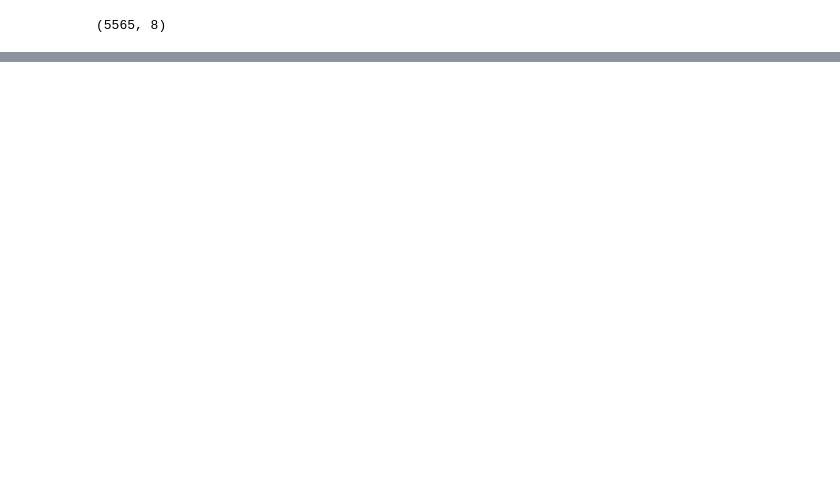
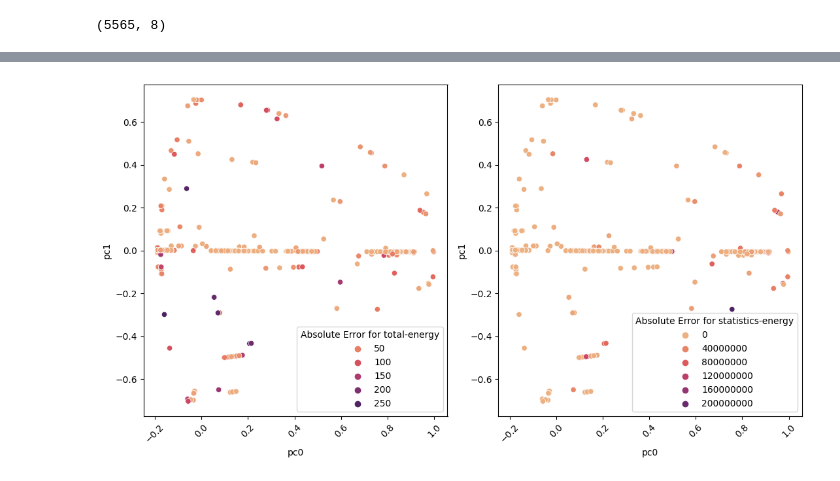
Before and after one commit to admire-eurohpc/AnomalyDetection, a Jupyter notebook: notebooks/energy_regression.ipynb, the cells around one changed output, grey strips where cells are left out. Drawn from its saved outputs; the diff is of its cells as text; code cells hidden in the pictures; blank space fills up the shorter version.

Commit message:
Added energy regression analysis with pca, clustering, visualizations

```diff
--- a/notebooks/energy_regression.ipynb
+++ b/notebooks/energy_regression.ipynb
@@ -75,0 +161,27 @@ Score for steps-statistics-energy-consumed: 0.8309842230521935
+# %%
+# Now we will try to visualize the clusters in 2D
+from sklearn.decomposition import PCA
+import seaborn as sns
+import matplotlib.pyplot as plt
+
+# Create a PCA instance: pca
+pca = PCA(n_components=2)
+
+# Fit the PCA instance to the samples
+pca.fit(X_test_normalized)
+
+# Transform the samples: pca_features
+pca_features = pca.transform(X_test_normalized)
+
+# Print how much of the variance is explained by the first two components
+print(f'PCA explained variance: {pca.explained_variance_ratio_}. Sum: {sum(pca.explained_variance_ratio_)}')
+
+# Create a DataFrame with the two columns: df
+df = pd.DataFrame(pca_features, columns=['pc0', 'pc1']).reset_index(drop=True)
+df = pd.concat([df, ab], axis=1)
+print(df.shape)
+
+# Create a scatter plot of the two columns
+sns.scatterplot(x='pc0', y='pc1', data=df, hue=labels, palette='flare')
+# Add label to legend
+plt.legend(title='Cluster')
@@ -75,0 +203,16 @@ Score for steps-statistics-energy-consumed: 0.8309842230521935
+# %%
+# Plot errors for both targets on the same plot dependent on the principal components
+fig, ax = plt.subplots(1, 2, figsize=(11, 6))
+sns.scatterplot(x='pc0', y='pc1', data=df, hue='Abs_err_for_total-energy', palette='flare', ax=ax[0])
+sns.scatterplot(x='pc0', y='pc1', data=df, hue='Abs_err_for_statistics-energy', palette='flare', ax=ax[1])
+# Add label to legend
+ax[0].legend(title='Absolute Error for total-energy')
+ax[1].legend(title='Absolute Error for statistics-energy')
+
+# Rotate xticks for better readability
+plt.setp(ax[0].get_xticklabels(), rotation=45)
+plt.setp(ax[1].get_xticklabels(), rotation=45)
+
+plt.tight_layout()
+# %% [output]
+[figure, added]
```
Also changed, not shown: parts of 10 cells of this notebook.
